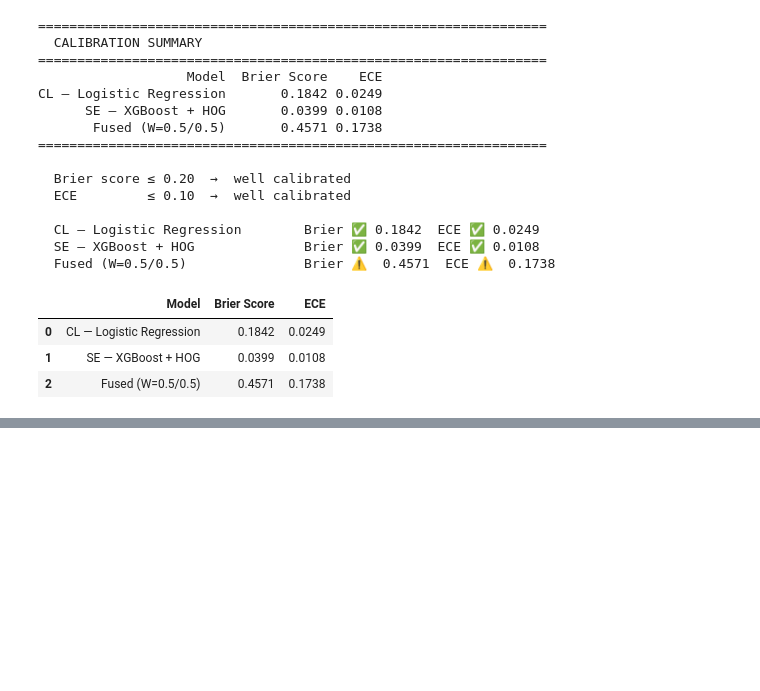
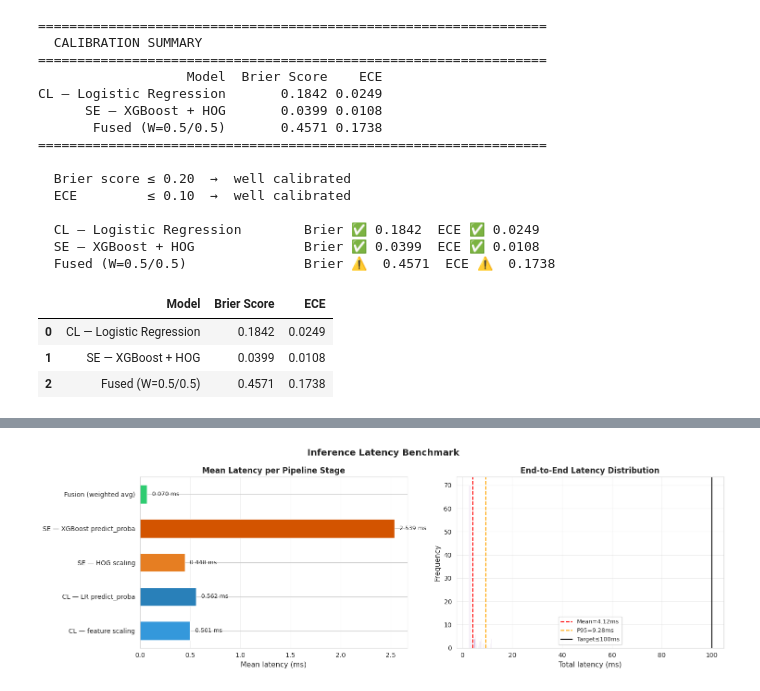
Before and after one commit to YasiniK/multimodal-student-cognitive-load-and-engagement-detection, a Jupyter notebook: fusion_layer.ipynb, the cells around one changed output, grey strips where cells are left out. Cells and saved outputs as stored; diff of their text form; code cells hidden in the pictures; blank space fills up the shorter version.

Commit message:
Inference Latency Benchmark

```diff
--- a/fusion_layer.ipynb
+++ b/fusion_layer.ipynb
@@ -1093,0 +1108,91 @@ CL — Logistic Regression       0.1842 0.0249
+# %%
+import time
+
+# Number of timed samples and warmup runs to exclude from timing statistics
+N_BENCH   = 200
+N_WARMUP  = 10
+TARGET_MS = 100.0
+
+cl_bench = X_cl_scaled[:N_BENCH + N_WARMUP]
+se_bench = X_se_scaled[:N_BENCH + N_WARMUP]
+
+# Dictionary to collect per-stage timing arrays (in milliseconds)
+timings = {'cl_scale':[], 'cl_infer':[], 'se_scale':[], 'se_infer':[], 'fusion':[], 'total':[]}
+
+# Time each pipeline stage separately for each sample; skip warmup runs when recording
+for i in range(N_WARMUP + N_BENCH):
+    cl_raw_row = X_cl_raw[i:i+1]
+    se_raw_row = X_se_raw[i:i+1]
+    t0 = time.perf_counter()
+    cl_sc = cog_scaler.transform(cl_raw_row)
+    t1 = time.perf_counter()
+    p_cl  = lr_cl.predict_proba(cl_sc)
+    t2 = time.perf_counter()
+    se_sc = hog_scaler.transform(se_raw_row)
+    t3 = time.perf_counter()
+    p_se  = xgb_se.predict_proba(se_raw_row)
+    t4 = time.perf_counter()
+    _     = int(np.argmax(0.5*p_cl + 0.5*p_se))
+    t5 = time.perf_counter()
+# Only record timings after warmup to avoid cold-start overhead
+    if i >= N_WARMUP:
+        timings['cl_scale'].append((t1-t0)*1000)
+        timings['cl_infer'].append((t2-t1)*1000)
+        timings['se_scale'].append((t3-t2)*1000)
+        timings['se_infer'].append((t4-t3)*1000)
+        timings['fusion'].append(  (t5-t4)*1000)
+        timings['total'].append(   (t5-t0)*1000)
+
+# Human-readable label for each timing key used in the output table and chart
+stage_labels = {
+    'cl_scale':'CL — feature scaling',  'cl_infer':'CL — LR predict_proba',
+    'se_scale':'SE — HOG scaling',       'se_infer':'SE — XGBoost predict_proba',
+    'fusion':  'Fusion (weighted avg)', 'total':   'TOTAL end-to-end',
+}
+rows = []
+print(f'Latency benchmark  (N={N_BENCH} samples, after {N_WARMUP} warmup runs)')
+print(f'{"Stage":<28}  {"Mean":>8}  {"Std":>7}  {"Min":>7}  {"P95":>7}  {"Max":>7}  ms')
+print('-'*75)
+for key, label in stage_labels.items():
+    arr = np.array(timings[key])
+    row = {'Stage':label, 'Mean ms':round(arr.mean(),3), 'Std ms':round(arr.std(),3),
+           'Min ms':round(arr.min(),3), 'P95 ms':round(np.percentile(arr,95),3),
+           'Max ms':round(arr.max(),3)}
+    rows.append(row)
+    print(f"{label:<28}  {row['Mean ms']:>8.3f}  {row['Std ms']:>7.3f}  "
+          f"{row['Min ms']:>7.3f}  {row['P95 ms']:>7.3f}  {row['Max ms']:>7.3f}")
+print('-'*75)
+total_mean = np.array(timings['total']).mean()
+total_p95  = np.percentile(timings['total'], 95)
+print(f'\n  Proposal target : ≤ {TARGET_MS:.0f} ms')
+print(f'  Mean latency    : {"✅" if total_mean<=TARGET_MS else "⚠️ "} {total_mean:.3f} ms')
+print(f'  P95  latency    : {"✅" if total_p95<=TARGET_MS  else "⚠️ "} {total_p95:.3f} ms')
+
+# Plot per-stage mean latency (bar) and total latency distribution (histogram)
+fig, axes = plt.subplots(1, 2, figsize=(15, 5))
+# Select the five per-stage keys (exclude total) for the bar chart
+stage_keys  = ['cl_scale','cl_infer','se_scale','se_infer','fusion']
+stage_means = [np.array(timings[k]).mean() for k in stage_keys]
+stage_names = [stage_labels[k] for k in stage_keys]
+colors_bar  = ['#3498db','#2980b9','#e67e22','#d35400','#2ecc71']
+bars = axes[0].barh(stage_names, stage_means, color=colors_bar, edgecolor='white', height=0.55)
+for bar, v in zip(bars, stage_means):
+    axes[0].text(v+0.05, bar.get_y()+bar.get_height()/2, f'{v:.3f} ms', va='center', fontsize=9)
+axes[0].set_xlabel('Mean latency (ms)', fontsize=11)
+axes[0].set_title('Mean Latency per Pipeline Stage', fontweight='bold')
+axes[0].grid(axis='x', alpha=0.3)
+total_arr = np.array(timings['total'])
+axes[1].hist(total_arr, bins=40, color='#9b59b6', edgecolor='white', alpha=0.85)
+axes[1].axvline(total_arr.mean(), color='red',   linestyle='--', label=f'Mean={total_arr.mean():.2f}ms')
+axes[1].axvline(total_p95,        color='orange',linestyle='--', label=f'P95={total_p95:.2f}ms')
+axes[1].axvline(TARGET_MS,        color='black', linestyle='-',  linewidth=1.5, label=f'Target≤{TARGET_MS:.0f}ms')
+axes[1].set_xlabel('Total latency (ms)', fontsize=11)
+axes[1].set_ylabel('Frequency', fontsize=11)
+axes[1].set_title('End-to-End Latency Distribution', fontweight='bold')
+axes[1].legend(fontsize=9); axes[1].grid(alpha=0.3)
+plt.suptitle('Inference Latency Benchmark', fontsize=14, fontweight='bold')
+plt.tight_layout()
+plt.savefig('/content/latency_benchmark.png', dpi=150, bbox_inches='tight')
+plt.show()
+pd.DataFrame(rows)
+# %% [output]
@@ -1093,0 +1213 @@ CL — Logistic Regression       0.1842 0.0249
+[figure, added]
```
Also changed, not shown: parts of 2 cells of this notebook.
